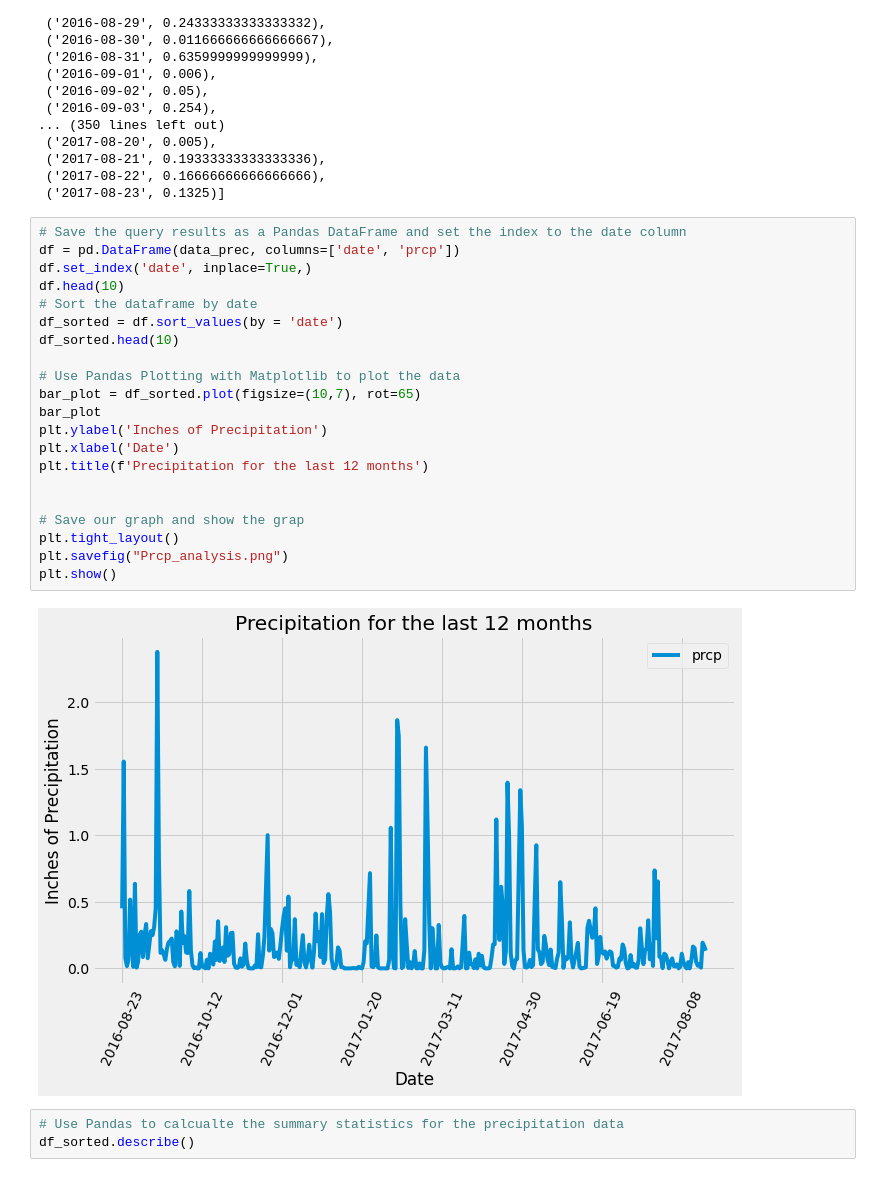
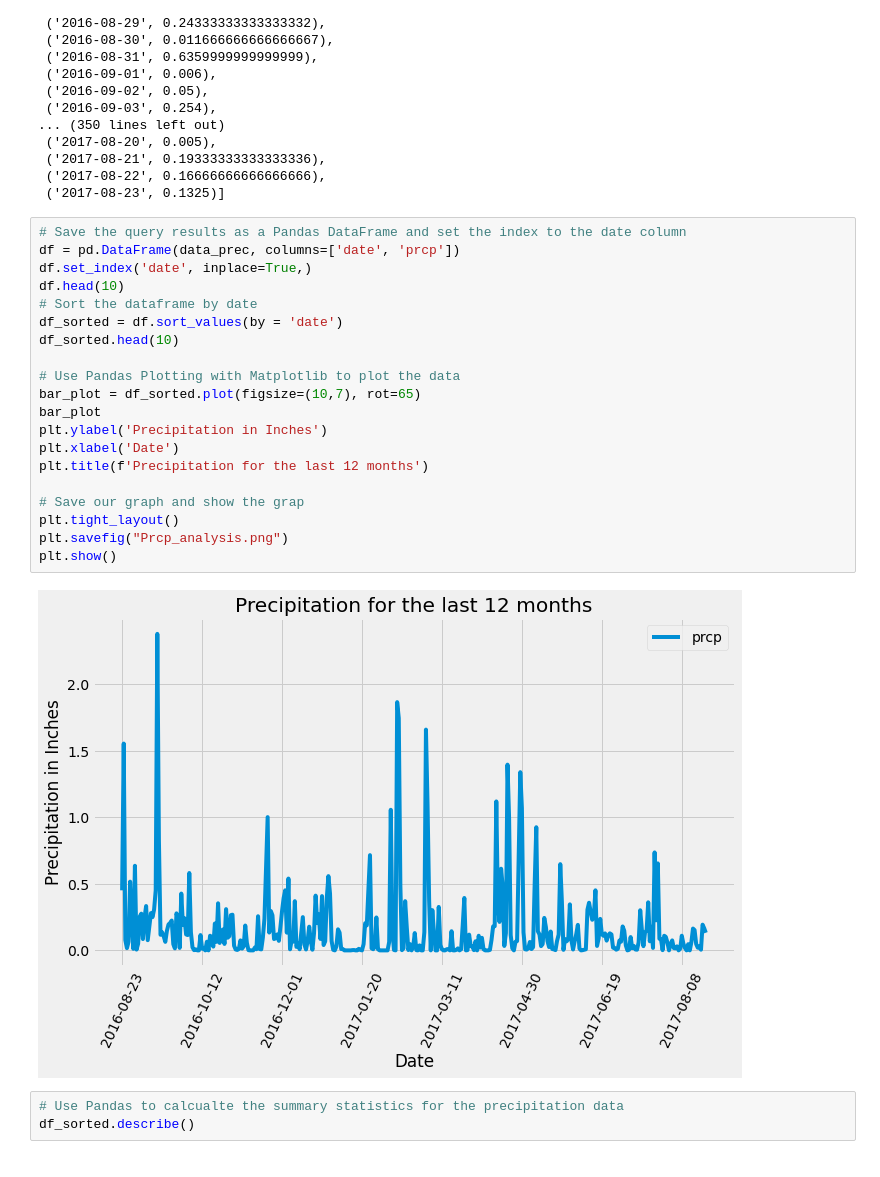
Before and after one commit to Ryanvt94/sqlalchemy-challenge, a Jupyter notebook: climate_starter.ipynb, the cells around one changed output. Saved outputs shown, nothing was run; the diff lists cells and outputs as text.

```diff
--- a/climate_starter.ipynb
+++ b/climate_starter.ipynb
@@ -124,26 +123,25 @@ data_prec
 # %%
 # Save the query results as a Pandas DataFrame and set the index to the date column
 df = pd.DataFrame(data_prec, columns=['date', 'prcp'])
 df.set_index('date', inplace=True,)
 df.head(10)
 # Sort the dataframe by date
 df_sorted = df.sort_values(by = 'date')
 df_sorted.head(10)
 
 # Use Pandas Plotting with Matplotlib to plot the data
 bar_plot = df_sorted.plot(figsize=(10,7), rot=65)
 bar_plot
-plt.ylabel('Inches of Precipitation')
+plt.ylabel('Precipitation in Inches')
 plt.xlabel('Date')
 plt.title(f'Precipitation for the last 12 months')
-
 
 # Save our graph and show the grap
 plt.tight_layout()
 plt.savefig("Prcp_analysis.png")
 plt.show()
 # %% [output]
-[figure, old version]
+[figure, new version]
 # %%
 # Use Pandas to calcualte the summary statistics for the precipitation data
 df_sorted.describe()
```
Also changed, not shown: parts of 7 cells of this notebook, 2 other files.
